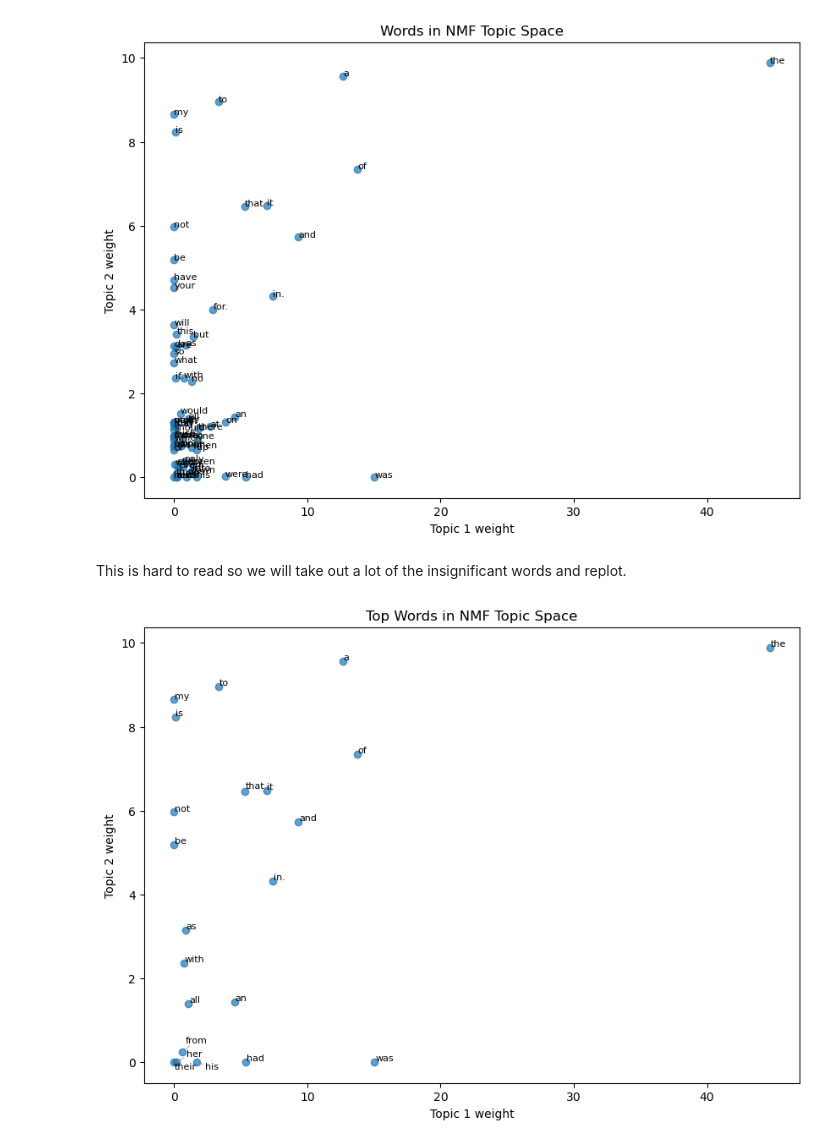
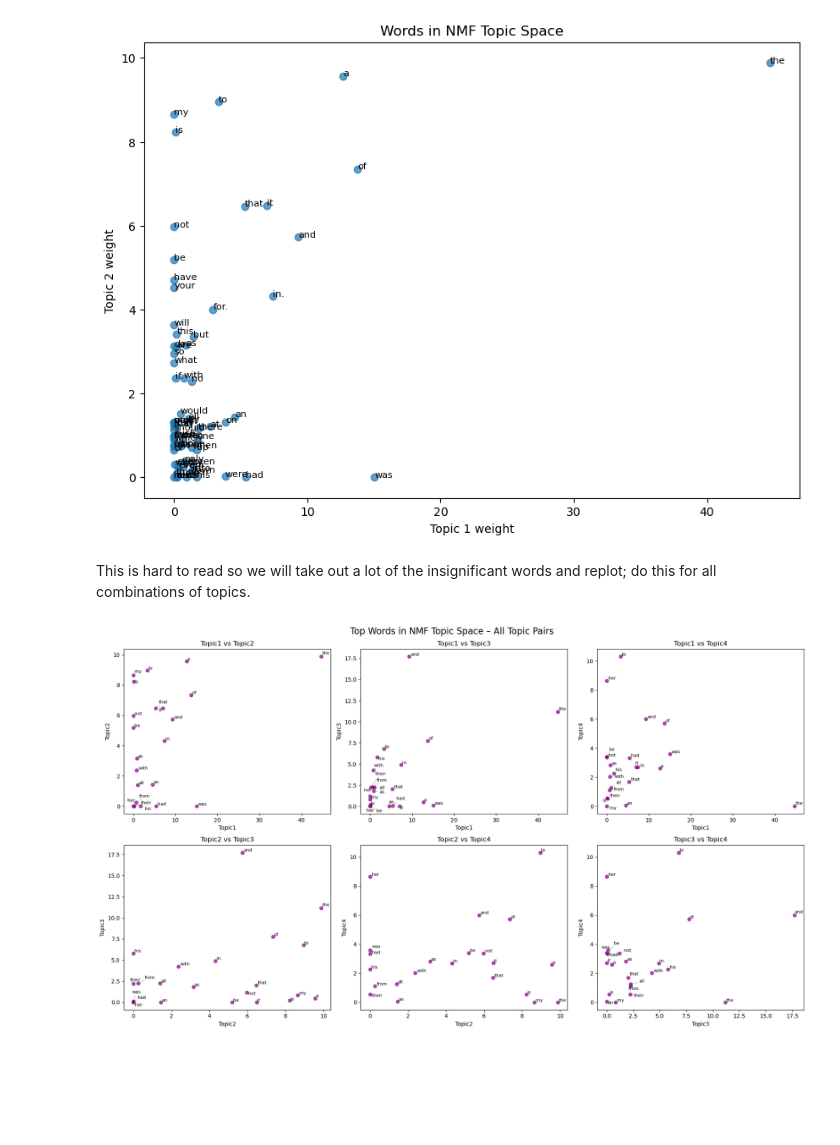
Before and after one commit to dimitris-markopoulos/Machine-Learning, a Jupyter notebook: Unsupervised Learning/Author Clustering/1_NMF.ipynb, the cells around one changed output. Cells and saved outputs as stored; diff of their text form; code cells hidden in the pictures; blank space fills up the shorter version.

```diff
--- a/Unsupervised Learning/Author Clustering/1_NMF.ipynb
+++ b/Unsupervised Learning/Author Clustering/1_NMF.ipynb
@@ -110,25 +115,40 @@ plt.show()
 # %% [output]
 [figure]
 # %% [markdown]
-This is hard to read so we will take out a lot of the insignificant words and replot.
+This is hard to read so we will take out a lot of the insignificant words and replot; do this for all combinations of topics.
 # %%
-top_n = n
+topic_pairs = list(combinations(range(W_df.shape[1]), 2))  # All pairs of topic indices
+topic_names = W_df.columns.tolist()
+
+top_n = 10
 top_words = set()
-for topic in W_df.columns:
+
+# Get top n words from each topic
+for topic in topic_names:
     top_words.update(W_df[topic].sort_values(ascending=False).head(top_n).index)
-W_top = W_df.loc[list(top_words)] # Filter W to only top words
 
-plt.figure(figsize=(10, 7))
-plt.scatter(W_top.iloc[:, 0], W_top.iloc[:, 1], alpha=0.7)
+W_top = W_df.loc[list(top_words)]
 
-texts = []
-for i, word in enumerate(W_top.index):
-    texts.append(plt.text(W_top.iloc[i, 0], W_top.iloc[i, 1], word, fontsize=8))
+# Plot each pair
+fig, axes = plt.subplots(nrows=2, ncols=3, figsize=(18, 10))
+axes = axes.flatten()
 
-adjust_text(texts, arrowprops=dict(arrowstyle='-', color='gray', lw=0.5))
-plt.xlabel("Topic 1 weight")
-plt.ylabel("Topic 2 weight")
-plt.title("Top Words in NMF Topic Space")
+for i, (x, y) in enumerate(topic_pairs):
+    ax = axes[i]
+    ax.scatter(W_top.iloc[:, x], W_top.iloc[:, y], alpha=0.7, color = 'purple')
+
+    texts = []
+    for j, word in enumerate(W_top.index):
+        texts.append(ax.text(W_top.iloc[j, x], W_top.iloc[j, y], word, fontsize=8))
+
+    adjust_text(texts, ax=ax, arrowprops=dict(arrowstyle='-', color='gray', lw=0.5))
+
+    ax.set_xlabel(topic_names[x])
+    ax.set_ylabel(topic_names[y])
+    ax.set_title(f'{topic_names[x]} vs {topic_names[y]}')
+
+plt.tight_layout()
+plt.suptitle("Top Words in NMF Topic Space – All Topic Pairs", fontsize=16, y=1.02)
 plt.show()
 # %% [output]
-[figure, old version]
+[figure, new version]
```
Also changed, not shown: parts of 7 cells of this notebook.
